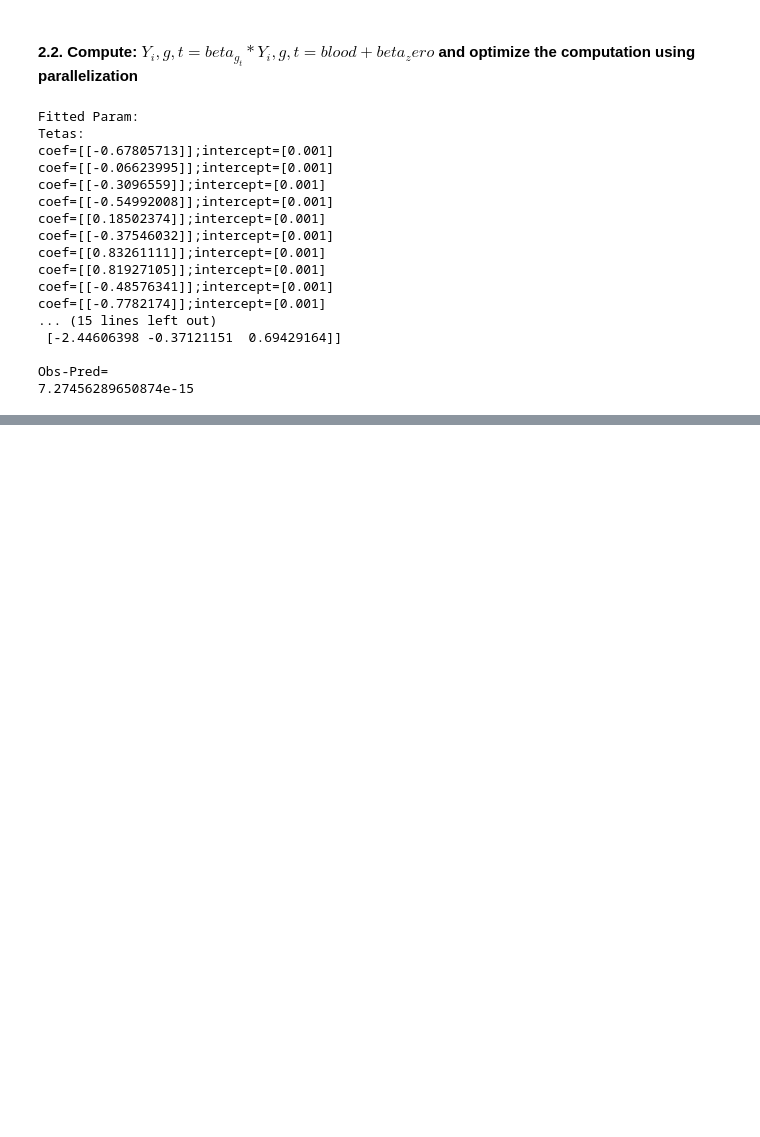
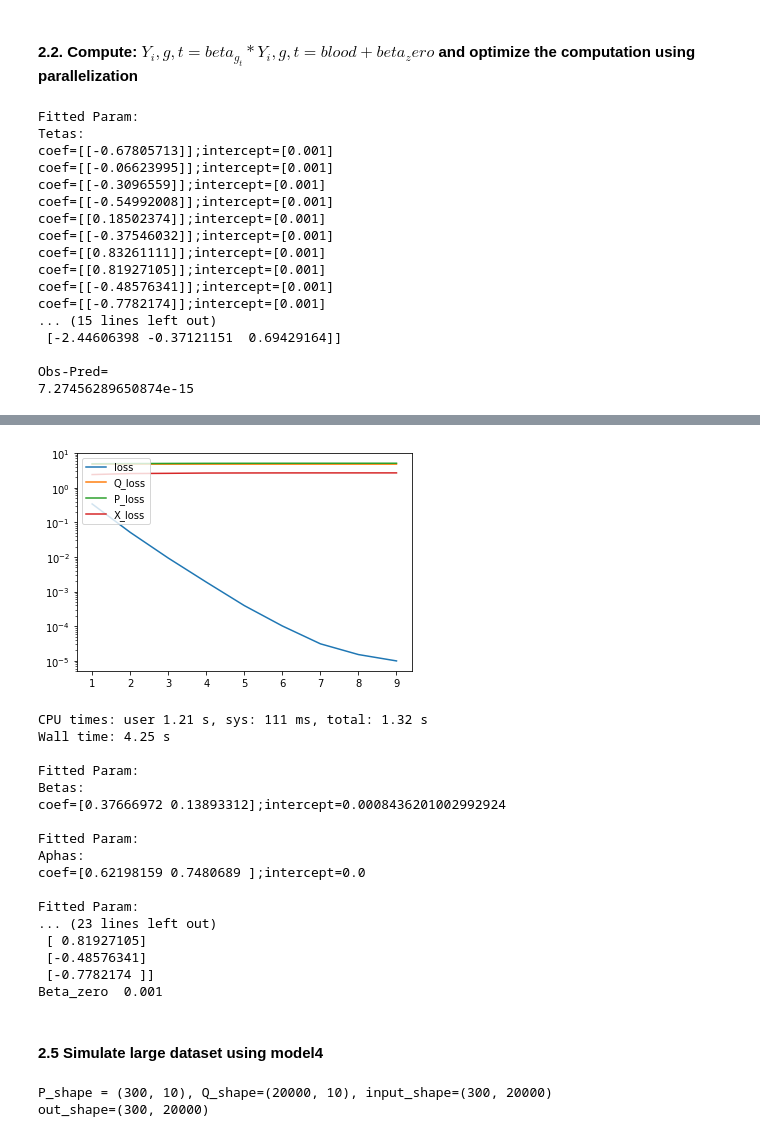
Before and after one commit to gagneurlab/rep, a Jupyter notebook: notebooks/models/2_lm_geneeffect_simulated_and_gtex.ipynb, the cells around one changed output, grey strips where cells are left out. Saved outputs shown, nothing was run; the diff lists cells and outputs as text; code cells hidden in the pictures; blank space fills up the shorter version.

```diff
--- a/notebooks/models/2_lm_geneeffect_simulated_and_gtex.ipynb
+++ b/notebooks/models/2_lm_geneeffect_simulated_and_gtex.ipynb
@@ -250,0 +360,2 @@ Pred
+# %%
+y_out =  np.tile((P@alphas).reshape(n_indiv,1),(1,n_genes))
@@ -250,0 +394,15 @@ Pred
+# %%
+# fit
+model = model_P_mean(P, y_out, n_genes, fit_intercept = False)
+# predict
+y_pred = predict_model_P_mean(model, P, n_genes)
+# coef
+coef_model_P(model)
+
+print("\nComputed Param:")
+print("Alphas ",alphas)
+
+print("\nObs")
+print(y_out[:3,:3])
+print("\nPred")
+print(y_pred[:3,:3])
@@ -323,3 +501,12 @@ Pred
 [[ 0.12013442 -0.58621628  0.09686965]
  [ 0.2089078  -0.45186164 -0.55597308]
  [ 0.89586671  3.11466574  2.83061302]]
+# %%
+############################################################## Iterative fitting
+np.random.seed(0)
+
+# final output Y_i,g,t = beta_g_t*Y_i,g,t=blood + beta_zero + sum_k (alpha_t_k * P_i_k) + sum_l (beta_t_l * Q_g_l)
+y_out = y_blood@tetas_matrix  + beta_zero + np.tile((P@alphas).reshape(n_indiv,1),(1,n_genes)) + np.tile((Q@betas).reshape(1,n_genes),(n_indiv,1))
+# %%
+def compute_loss(y_true, y_pred):
+    return mean_squared_error(y_true, y_pred)
@@ -325,0 +604,38 @@ Pred
+# %%
+# fit
+%time model = model4(y_blood, P, Q, y_out, n_genes, n_indiv)
+y_pred = predict_model4(model, y_blood , P, Q, n_genes, n_indiv)
+coef_model4(model)
+print("\nComputed Param:")
+print("Betas ",betas)
+print("Alphas ",alphas)
+print("Tetas ",tetas.reshape(-1,1))
+print("Beta_zero ", beta_zero)
+# %% [output]
+[figure, added]
+CPU times: user 1.21 s, sys: 111 ms, total: 1.32 s
+Wall time: 4.25 s
+
+Fitted Param:
+Betas:
+coef=[0.37666972 0.13893312];intercept=0.0008436201002992924
+
+Fitted Param:
+Aphas:
+coef=[0.62198159 0.7480689 ];intercept=0.0
+
+Fitted Param:
+... (23 lines left out)
+ [ 0.81927105]
+ [-0.48576341]
+ [-0.7782174 ]]
+Beta_zero  0.001
+# %% [markdown]
+#### 2.5 Simulate large dataset using model4
+# %%
+n_indiv = 300
+n_genes = 20000
+(y_blood, beta_zero, alphas, betas, tetas, tetas_matrix, P, Q) = simulate_data(n_genes, n_indiv, 10, 10)
+# %% [output]
+P_shape = (300, 10), Q_shape=(20000, 10), input_shape=(300, 20000)
+out_shape=(300, 20000)
```
Also changed, not shown: parts of 56 cells of this notebook, 36 other files.
